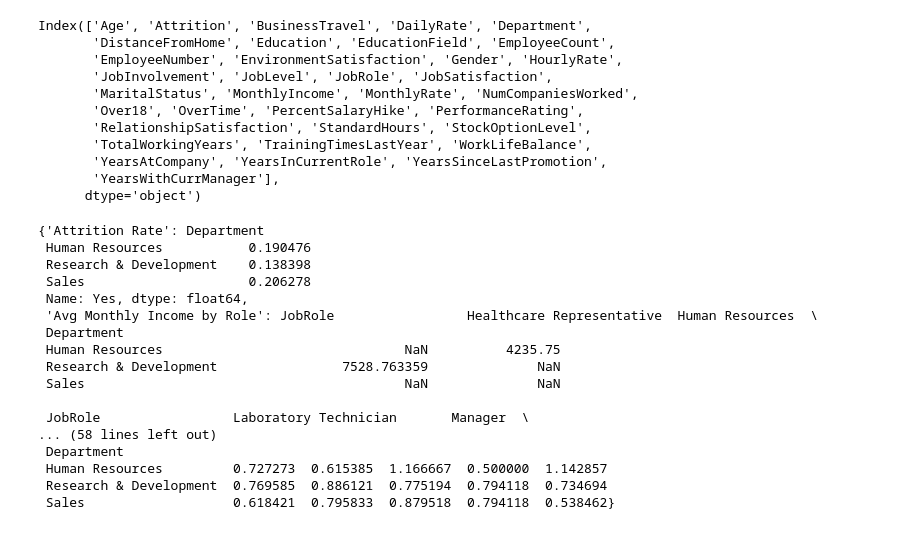
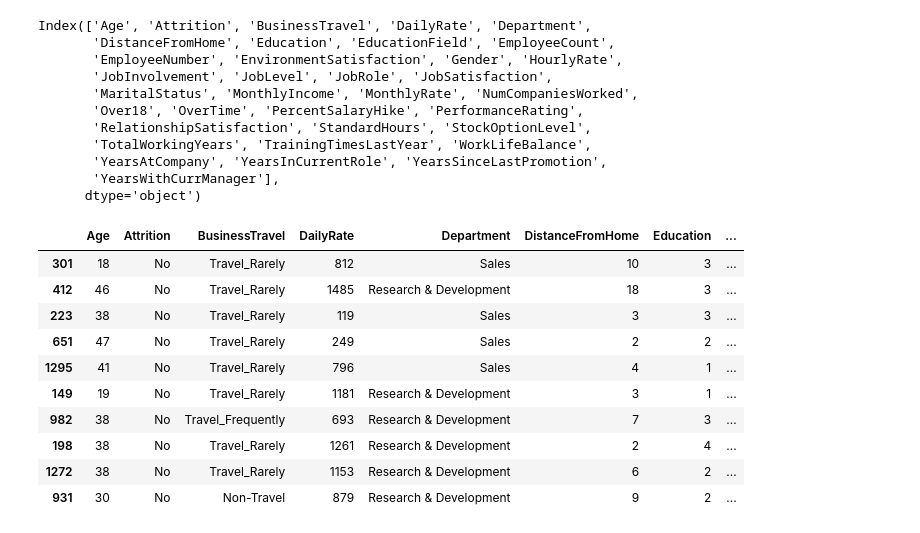
Before and after one commit to Jmuhleman/BUI_2024, a Jupyter notebook: lab1/labo1.ipynb, the cells around one changed output. Saved outputs shown, nothing was run; the diff lists cells and outputs as text; code cells hidden in the pictures.

```diff
--- a/lab1/labo1.ipynb
+++ b/lab1/labo1.ipynb
@@ -23,34 +23,50 @@ Index(['Age', 'Attrition', 'BusinessTravel', 'DailyRate', 'Department',
        'YearsAtCompany', 'YearsInCurrentRole', 'YearsSinceLastPromotion',
        'YearsWithCurrManager'],
       dtype='object')
+# %%
+df.sample(10)
+# %% [output]
+|  | Age | Attrition | BusinessTravel | DailyRate | Department | DistanceFromHome | Education | ... |
+| 301 | 18 | No | Travel_Rarely | 812 | Sales | 10 | 3 | ... |
+| 412 | 46 | No | Travel_Rarely | 1485 | Research & Development | 18 | 3 | ... |
+| 223 | 38 | No | Travel_Rarely | 119 | Sales | 3 | 3 | ... |
+| 651 | 47 | No | Travel_Rarely | 249 | Sales | 2 | 2 | ... |
+| 1295 | 41 | No | Travel_Rarely | 796 | Sales | 4 | 1 | ... |
+| 149 | 19 | No | Travel_Rarely | 1181 | Research & Development | 3 | 1 | ... |
+| 982 | 38 | No | Travel_Frequently | 693 | Research & Development | 7 | 3 | ... |
+| 198 | 38 | No | Travel_Rarely | 1261 | Research & Development | 2 | 4 | ... |
+| 1272 | 38 | No | Travel_Rarely | 1153 | Research & Development | 6 | 2 | ... |
+| 931 | 30 | No | Non-Travel | 879 | Research & Development | 9 | 2 | ... |
 # %%
 import pandas as pd
+import matplotlib.pyplot as plt
+import seaborn as sns
 
 # Assuming df is your dataset
 
 # 1. Attrition Rate by Department
-attrition_rate_by_dept = df.groupby('Department')['Attrition'].value_counts(normalize=True).unstack().fillna(0)['Yes']
+attrition_rate_by_dept = df.groupby('Department')['Attrition'].value_counts(normalize=True).unstack().fillna(0)['Yes'] * 100
 
 # 2. Average Monthly Income by Job Role and Department
 avg_income_by_role_dept = df.groupby(['Department', 'JobRole'])['MonthlyIncome'].mean().unstack()
 
 # 3. Job Satisfaction by Department
-avg_job_satisfaction_by_dept = df.groupby('Department')['JobSatisfaction'].mean()
+avg_job_satisfaction_by_dept = df.groupby('Department')['JobSatisfaction'].mean() * 100  # Assume job satisfaction is already on a scale of 1-5
 
 # 4. Average Tenure (Years at Company) by Department
 avg_tenure_by_dept = df.groupby('Department')['YearsAtCompany'].mean()
 
 # 5. Average Work-Life Balance by Department
-avg_work_life_balance_by_dept = df.groupby('Department')['WorkLifeBalance'].mean()
+avg_work_life_balance_by_dept = df.groupby('Department')['WorkLifeBalance'].mean() * 100  # Assuming it's also on a scale of 1-5
 
 # 6. Overtime Participation Rate by Department
-overtime_rate_by_dept = df.groupby('Department')['OverTime'].value_counts(normalize=True).unstack().fillna(0)['Yes']
+overtime_rate_by_dept = df.groupby('Department')['OverTime'].value_counts(normalize=True).unstack().fillna(0)['Yes'] * 100
 
 # 7. Average Training Times Last Year by Department
 avg_training_times_by_dept = df.groupby('Department')['TrainingTimesLastYear'].mean()
 
 # 8. Performance Rating Distribution by Department
-performance_distribution_by_dept = df.groupby('Department')['PerformanceRating'].value_counts(normalize=True).unstack().fillna(0)
+performance_distribution_by_dept = df.groupby('Department')['PerformanceRating'].value_counts(normalize=True).unstack().fillna(0) * 100
 
 # 9. Average Number of Companies Worked For by Department
 avg_num_companies_worked_by_dept = df.groupby('Department')['NumCompaniesWorked'].mean()
@@ -58,36 +74,28 @@ avg_num_companies_worked_by_dept = df.groupby('Department')['NumCompaniesWorked'
 # 10. Stock Option Participation by Job Level and Department
 avg_stock_options_by_level_dept = df.groupby(['Department', 'JobLevel'])['StockOptionLevel'].mean().unstack()
 
+# Gender Ratio Calculation
+gender_count_by_level = df.groupby(['JobLevel', 'Gender']).size().unstack(fill_value=0)
+
+# Calculate the ratio of males to females in percentage
+gender_count_by_level['Male to Female Ratio'] = (gender_count_by_level['Male'] / gender_count_by_level['Female'].replace(0, pd.NA)).fillna(0) * 100
+
+# Clean up the DataFrame (optional)
+gender_count_by_level = gender_count_by_level[['Male', 'Female', 'Male to Female Ratio']]
+
+# Output the results
+gender_ratio_by_level = gender_count_by_level.reset_index()
+
 # Output the KPIs
 kpi_summary_by_dept = {
-    "Attrition Rate": attrition_rate_by_dept,
+    "Attrition Rate (%)": attrition_rate_by_dept,
     "Avg Monthly Income by Role": avg_income_by_role_dept,
-    "Job Satisfaction by Dept": avg_job_satisfaction_by_dept,
+    "Job Satisfaction by Dept (%)": avg_job_satisfaction_by_dept,
     "Avg Tenure (Years at Company)": avg_tenure_by_dept,
-    "Avg Work-Life Balance": avg_work_life_balance_by_dept,
-    "Overtime Participation Rate": overtime_rate_by_dept,
+    "Avg Work-Life Balance (%)": avg_work_life_balance_by_dept,
+    "Overtime Participation Rate (%)": overtime_rate_by_dept,
     "Avg Training Times Last Year": avg_training_times_by_dept,
-    "Performance Rating Distribution": performance_distribution_by_dept,
+    "Performance Rating Distribution (%)": performance_distribution_by_dept,
     "Avg Num of Companies Worked": avg_num_companies_worked_by_dept,
     "Stock Options by Job Level": avg_stock_options_by_level_dept
 }
-
-kpi_summary_by_dept
-# %% [output]
-{'Attrition Rate': Department
- Human Resources           0.190476
- Research & Development    0.138398
- Sales                     0.206278
- Name: Yes, dtype: float64,
- 'Avg Monthly Income by Role': JobRole                 Healthcare Representative  Human Resources  \
- Department
- Human Resources                               NaN          4235.75
- Research & Development                7528.763359              NaN
- Sales                                         NaN              NaN
-
- JobRole                 Laboratory Technician       Manager  \
-... (58 lines left out)
- Department
- Human Resources         0.727273  0.615385  1.166667  0.500000  1.142857
- Research & Development  0.769585  0.886121  0.775194  0.794118  0.734694
- Sales                   0.618421  0.795833  0.879518  0.794118  0.538462}
```
Also changed, not shown: parts of 3 cells of this notebook.
